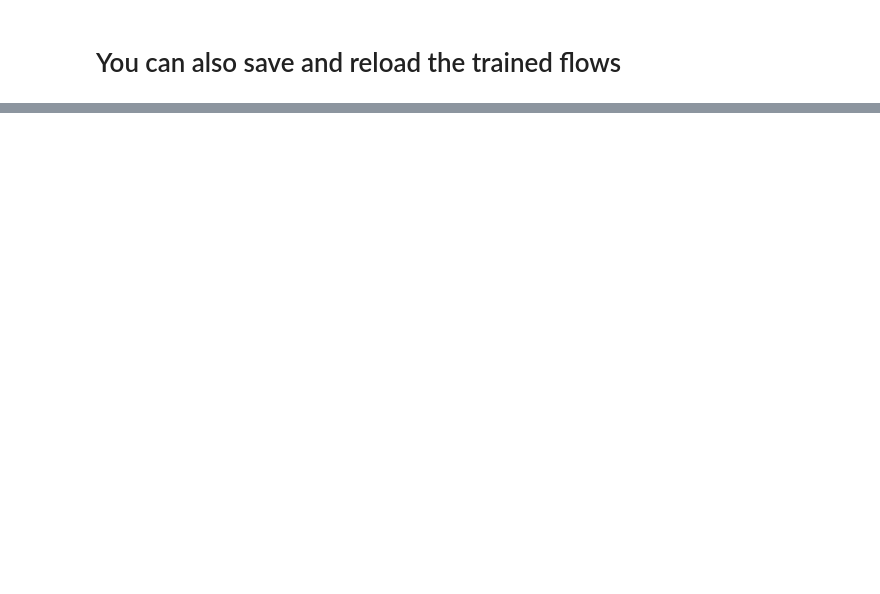
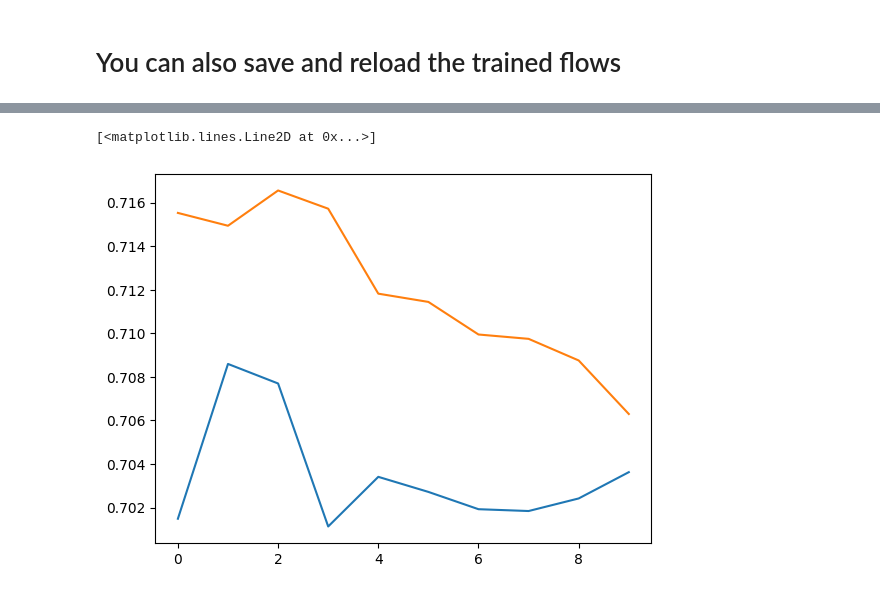
Before and after one commit to pltaylor16/CombineHarvesterFlow, a Jupyter notebook: demos/Gaussian_demo.ipynb, the cells around one changed output, grey strips where cells are left out. Saved outputs shown, nothing was run; the diff lists cells and outputs as text; code cells hidden in the pictures; blank space fills up the shorter version.

```diff
--- a/demos/Gaussian_demo.ipynb
+++ b/demos/Gaussian_demo.ipynb
@@ -76,0 +114,6 @@ plt.show()
+# %%
+plt.plot(sigma_1[1])
+plt.plot(sigma_2[1])
+# %% [output]
+[<matplotlib.lines.Line2D at 0x...>]
+[figure, added]
```
Also changed, not shown: parts of 11 cells of this notebook, 1 other file.
